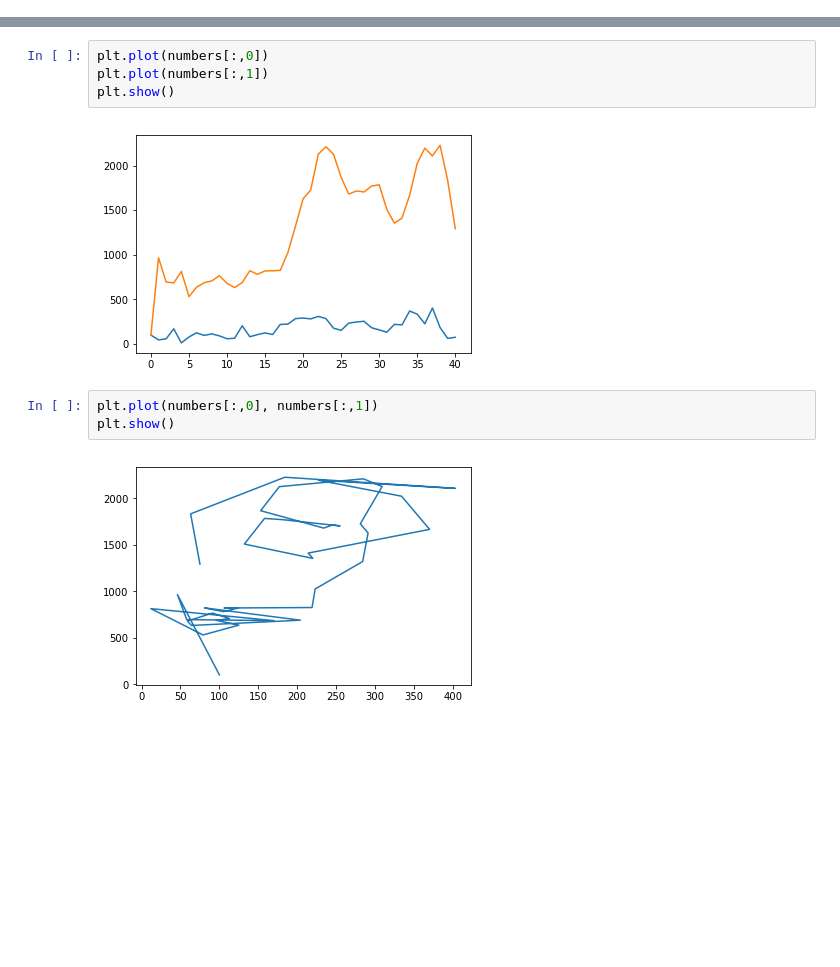
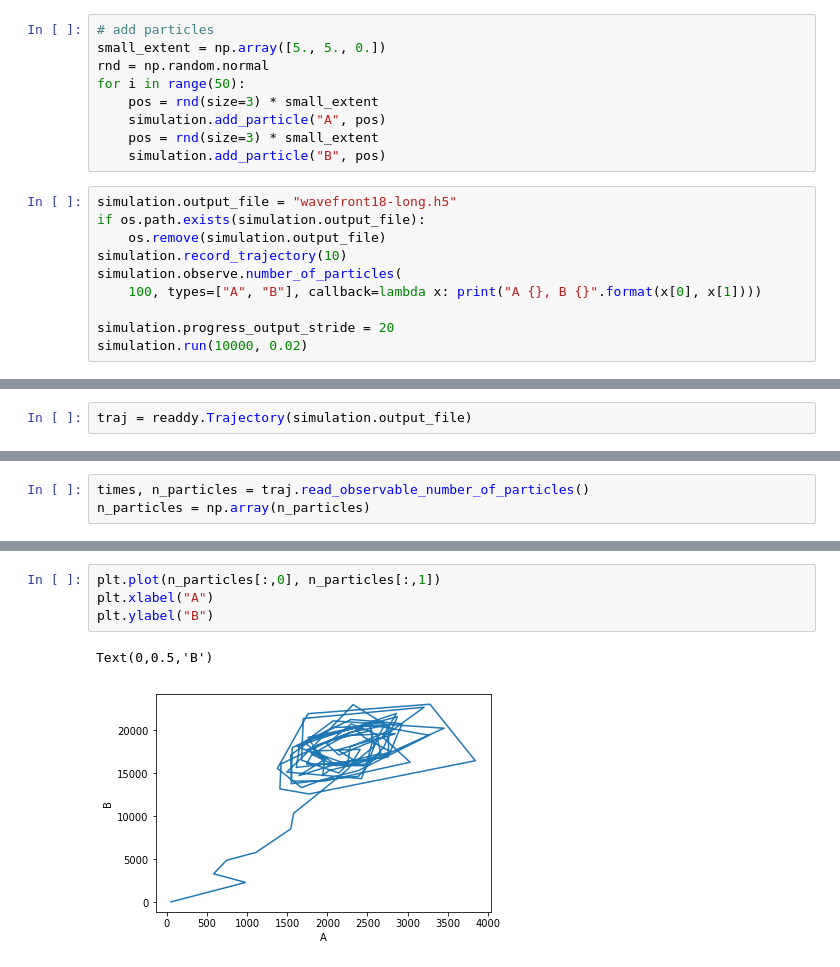
Before and after one commit to chrisfroe/readdy-workshop-2017-solutions, a Jupyter notebook: thursday-lotka-volterra-spatial.ipynb, the cells around one changed output, grey strips where cells are left out. Cells and saved outputs as stored; diff of their text form; blank space fills up the shorter version.

Commit message:
lotka volterra update, apply new readdy api

```diff
--- a/thursday-lotka-volterra-spatial.ipynb
+++ b/thursday-lotka-volterra-spatial.ipynb
@@ -92,0 +30,19 @@ numbers = np.array(numbers_data)
+# %%
+# add particles
+small_extent = np.array([5., 5., 0.])
+rnd = np.random.normal
+for i in range(50):
+    pos = rnd(size=3) * small_extent
+    simulation.add_particle("A", pos)
+    pos = rnd(size=3) * small_extent
+    simulation.add_particle("B", pos)
+# %%
+simulation.output_file = "wavefront18-long.h5"
+if os.path.exists(simulation.output_file):
+    os.remove(simulation.output_file)
+simulation.record_trajectory(10)
+simulation.observe.number_of_particles(
+    100, types=["A", "B"], callback=lambda x: print("A {}, B {}".format(x[0], x[1])))
+
+simulation.progress_output_stride = 20
+simulation.run(10000, 0.02)
@@ -92,0 +87,2 @@ numbers = np.array(numbers_data)
+# %%
+traj = readdy.Trajectory(simulation.output_file)
@@ -92,0 +91,3 @@ numbers = np.array(numbers_data)
+# %%
+times, n_particles = traj.read_observable_number_of_particles()
+n_particles = np.array(n_particles)
@@ -93,11 +104,7 @@ numbers = np.array(numbers_data)
 # %%
-plt.plot(numbers[:,0])
-plt.plot(numbers[:,1])
-plt.show()
+plt.plot(n_particles[:,0], n_particles[:,1])
+plt.xlabel("A")
+plt.ylabel("B")
 # %% [output]
+Text(0,0.5,'B')
-[figure, old version]
+[figure, new version]
-# %%
-plt.plot(numbers[:,0], numbers[:,1])
-plt.show()
-# %% [output]
-[figure, removed]
```
Also changed, not shown: parts of 12 cells of this notebook.
